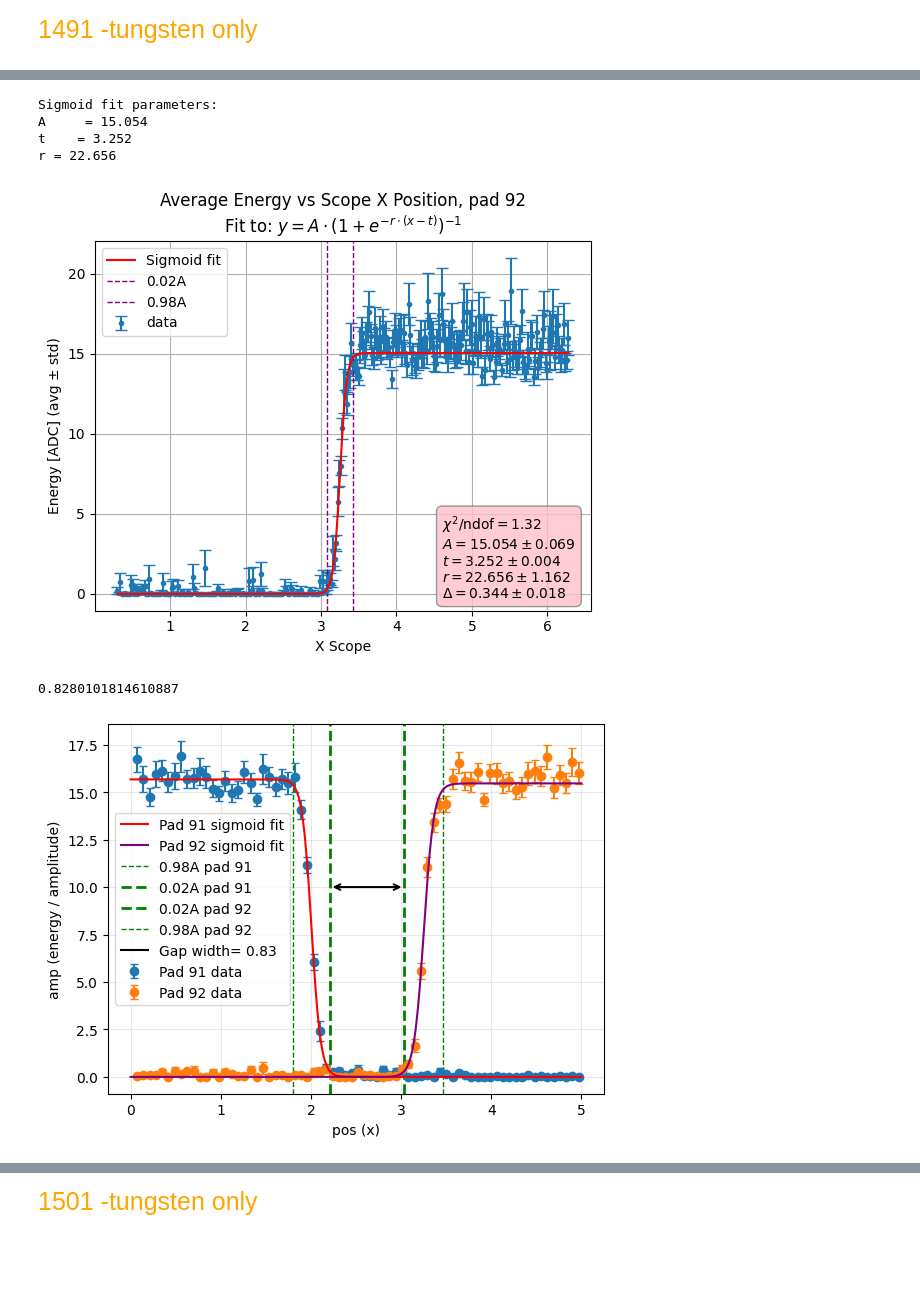
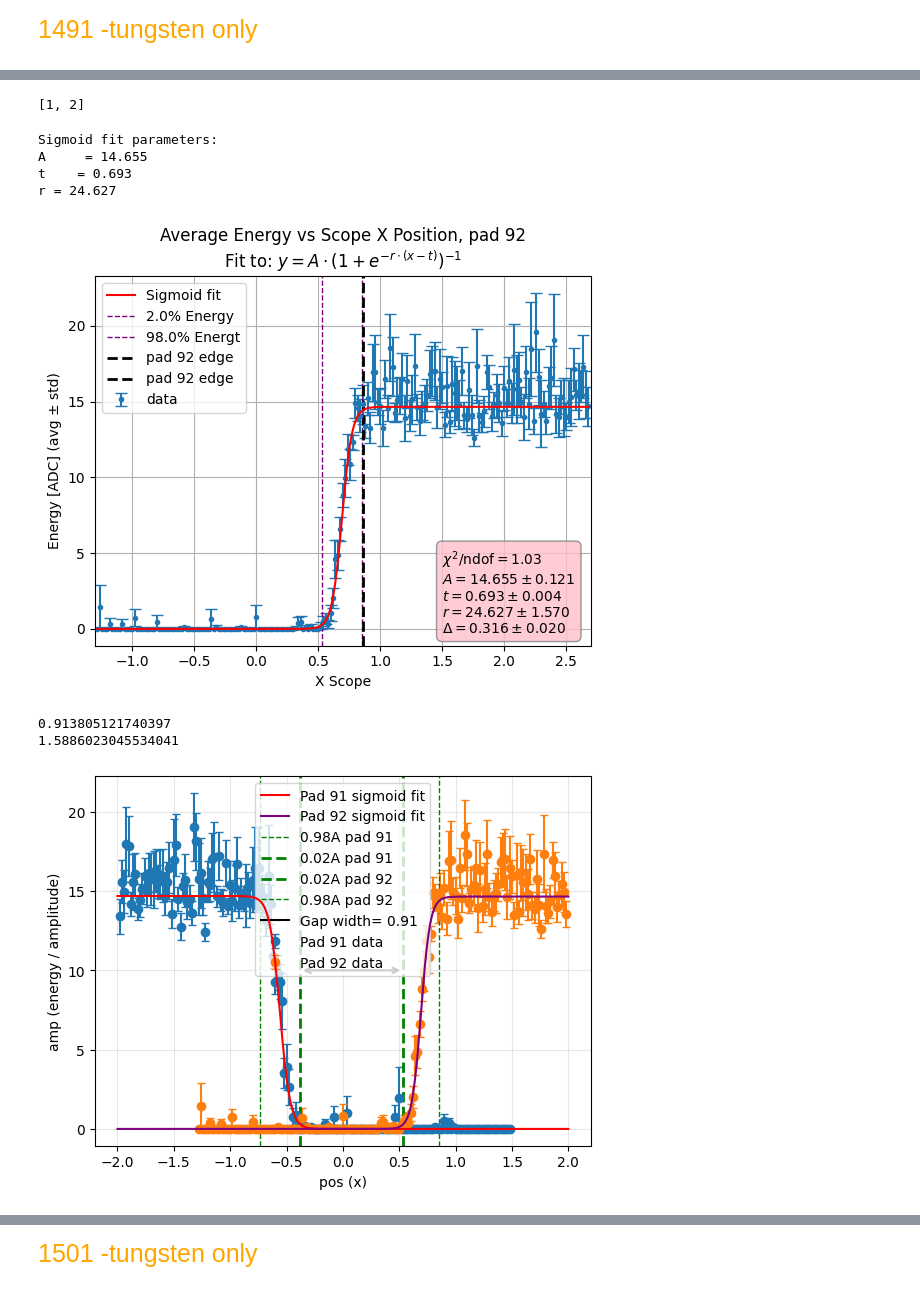
Before and after one commit to Ben-David-Ben/F-Cal-TB-Project, a Jupyter notebook: TB2025_Gap.ipynb, the cells around one changed output, grey strips where cells are left out. Drawn from its saved outputs; the diff is of its cells as text; code cells hidden in the pictures; blank space fills up the shorter version.

```diff
--- a/TB2025_Gap.ipynb
+++ b/TB2025_Gap.ipynb
@@ -64,7 +131,7 @@ def avg_energy_scope_colormap(data, plane, x_center=0, x_borders="false", y_cent
     plt.show()
 # %%
 # plots the energy profile vs the x axis and fits to sigmoid without linear
-def E_vs_X_scope_sigmoid(hit_data, chi2,plane, y_min=-10, y_max=10, x_min=-20, x_max=20, bin_size = 0.4, return_param=False, pad=True):
+def E_vs_X_scope_sigmoid(hit_data, chi2,plane, y_min=-10, y_max=10, x_min=-20, x_max=20, bin_size = 0.4, return_param=False, pad=True, low_E = 0.02):
 
     # filter data by chi2
     hit_data_chi2 = sf.filter_chi2_scope_data(hit_data, 1/chi2, chi2)
@@ -131,7 +198,7 @@ def E_vs_X_scope_sigmoid(hit_data, chi2,plane, y_min=-10, y_max=10, x_min=-20, x
 
     # return the fitting results if needed
     if return_param:
-        return popt, pos_m, amp_m, err_m
+        return popt, pos, amp_avg, amp_std
 
     # chi2
     residuals = amp_m - sigmoid_linear(pos_m, *popt)
@@ -166,7 +233,6 @@ def E_vs_X_scope_sigmoid(hit_data, chi2,plane, y_min=-10, y_max=10, x_min=-20, x
     ax.plot(x_fit, y_fit, 'r-', label="Sigmoid fit", zorder=10)
 
     # calculate the width of the sigmoid
-    low_E = 0.02
     high_E = 1-low_E
     delta = (2/r_fit)*np.log(high_E/low_E)
     delta_err = (1/r_fit)* delta * r_err
@@ -190,9 +256,15 @@ def E_vs_X_scope_sigmoid(hit_data, chi2,plane, y_min=-10, y_max=10, x_min=-20, x
     )
 
     # draw vertical lines in the drop points
-    plt.axvline(x=t_fit - delta/2, color='purple', linestyle='--', linewidth=1, label=f"{low_E}A")
-    plt.axvline(x=t_fit + delta/2, color='purple', linestyle='--', linewidth=1, label=f"{high_E}A" )
+    plt.axvline(x=t_fit - delta/2, color='purple', linestyle='--', linewidth=1, label=f"{low_E*100}% Energy")
+    plt.axvline(x=t_fit + delta/2, color='purple', linestyle='--', linewidth=1, label=f"{high_E*100}% Energt" )
 
+    # draw vertical lines of the pad edges
+    x_lines, _ = multiple_pad_edges_gridlines(pad)
+    [plt.axvline(x, color='black', linestyle='--', linewidth=2, label=f"pad {pad} edge") for x in x_lines]
+
+
+    plt.xlim(x_min, x_max)
     ax.grid(True)
     ax.set_xlabel("X Scope")
     ax.set_ylabel("Energy [ADC] (avg ± std)")
@@ -262,4 +334,4 @@ def get_ROOT_data_zip_Synchronized(run_number, return_TLU=False):
 
     return data
 # %%
-data_1491 = get_ROOT_data_zip_Synchronized(1491)
+data_1491 = sf.get_ROOT_data_zip_Aligned(1491)
@@ -292,24 +368,32 @@ r = -19.160
+# %%
+a = [1,2,3,4,5]
+a[:2]
+# %% [output]
+[1, 2]
 # %%
-ymin = -2.5
-t = 3.3
-delta = 1.5
-E_vs_X_scope_sigmoid(data_1491, 10, 2, ymin, ymin+3, t-2*delta, t+2*delta, bin_size=0.02, pad=92)
+ymin = -5
+t = 0.7
+delta = 1
+E_vs_X_scope_sigmoid(data_1491, 1.3, 2, ymin, ymin+5, t-2*delta, t+2*delta, bin_size=0.02, pad=92)
 # %% [output]
 Sigmoid fit parameters:
-A     = 15.054
-t    = 3.252
-r = 22.656
+A     = 14.655
+t    = 0.693
+r = 24.627
-[figure, old version]
+[figure, new version]
 # %%
-# get the graph data for pad 91 (left to the gap)
-ymin = -2.5
-t = 2
-delta = 1.5
+# visualize the gap between pad 91 and 92 (left and right of the gap)
 
-popt_91, pos_m_91, amp_m_91, err_m_91 = E_vs_X_scope_sigmoid(data_1491, 10, 2, ymin, ymin+3, t-3*delta, t+3*delta, bin_size=0.07, pad=91, return_param=True)
+ymin = -5
+t = -0.5
+delta = 1
 
-t = 3.3
-popt_92, pos_m_92, amp_m_92, err_m_92 = E_vs_X_scope_sigmoid(data_1491, 10, 2, ymin, ymin+3, t-3*delta, t+3*delta, bin_size=0.07, pad=92, return_param=True)
+popt_91, pos_m_91, amp_m_91, err_m_91 = E_vs_X_scope_sigmoid(data_1491, 1.3, 2, ymin, ymin+5, t-2*delta, t+2*delta, bin_size=0.02, pad=91, low_E = 0.02, return_param=True)
+
+# popt_91, pos_m_91, amp_m_91, err_m_91 = E_vs_X_scope_sigmoid(data_1491, 1.9, 2, ymin, ymin+5, t-3*delta, t+3*delta, bin_size=0.02, pad=91, return_param=True)
+
+t = 0.7
+popt_92, pos_m_92, amp_m_92, err_m_92 = E_vs_X_scope_sigmoid(data_1491, 1.3, 2, ymin, ymin+5, t-2*delta, t+2*delta, bin_size=0.02, pad=92, return_param=True)
 
 # plot the energy deposition around the gap
 
@@ -317,15 +401,15 @@ popt_92, pos_m_92, amp_m_92, err_m_92 = E_vs_X_scope_sigmoid(data_1491, 10, 2, y
 def sigmoid_linear(x, A, t, r):
     return  A / (1.0 + np.exp(-(x - t) * r))
 
-x_fit = np.linspace(0, 5, 500)
+x_lim = 2
+x_fit = np.linspace(-x_lim, x_lim, 500)
 y_fit_91 = sigmoid_linear(x_fit, *popt_91)
 y_fit_92 = sigmoid_linear(x_fit, *popt_92)
 
 
-
 fig, ax = plt.subplots()
-mask_91 = (pos_m_91 > 0) & (pos_m_91 < 5)
-mask_92 = (pos_m_92 > 0) & (pos_m_92 < 5)
+mask_91 = (pos_m_91 > -x_lim) & (pos_m_91 < x_lim)
+mask_92 = (pos_m_92 > -x_lim) & (pos_m_92 < x_lim)
 
 # data points with errors
 ax.errorbar(pos_m_91[mask_91], amp_m_91[mask_91], yerr=err_m_91[mask_91], fmt='o', capsize=3, label='Pad 91 data')
@@ -343,32 +427,35 @@ t_92 = popt_92[1]
 
 low_E = 0.02
 high_E = 1-low_E
 delta_91 = (2/r_91)*np.log(high_E/low_E)
 delta_92 = (2/r_92)*np.log(high_E/low_E)
 gap_width = (t_92 - delta_92/2) - (t_91 + delta_91/2)
+outer_gap_width = (t_92 + delta_92/2) - (t_91 - delta_91/2)
 print(gap_width)
+print(outer_gap_width)
 
 # vertical lines for the energy drops
 '91'
 plt.axvline(x=t_91 - delta_91/2, color='green', linestyle='--', linewidth=1, label=f"{high_E}A pad 91")
 plt.axvline(x=t_91 + delta_91/2, color='green', linestyle='--', linewidth=2, label=f"{low_E}A pad 91" )
 
 '92'
 plt.axvline(x=t_92 - delta_92/2, color='green', linestyle='--', linewidth=2, label=f"{low_E}A pad 92")
 plt.axvline(x=t_92 + delta_92/2, color='green', linestyle='--', linewidth=1, label=f"{high_E}A pad 92")
 
 # arrow with gap width
 arr = ax.annotate("", xy=(t_91 + delta_91/2, 10), xytext=(t_92 - delta_92/2, 10),
     arrowprops=dict(arrowstyle="<->", lw=1.5))
 
 ax.plot([], [], color='k', lw=1.5, label=f"Gap width={gap_width: .2f}")
 
 ax.set_xlabel("pos (x)")
 ax.set_ylabel("amp (energy / amplitude)")
 ax.legend()
 ax.grid(True, alpha=0.3)
 
 plt.show()
 # %% [output]
-0.8280101814610887
+0.913805121740397
+1.5886023045534041
-[figure, old version]
+[figure, new version]
```
Also changed, not shown: parts of 15 cells of this notebook, 2 other files.
